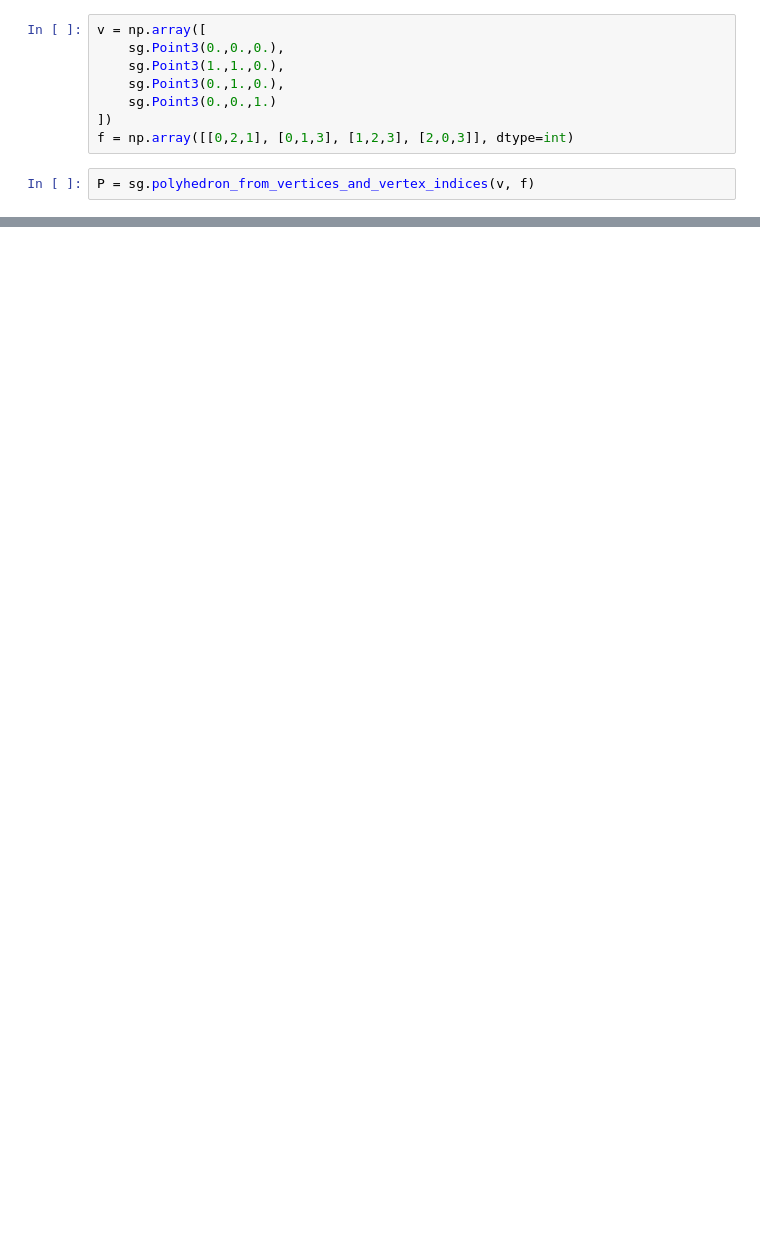
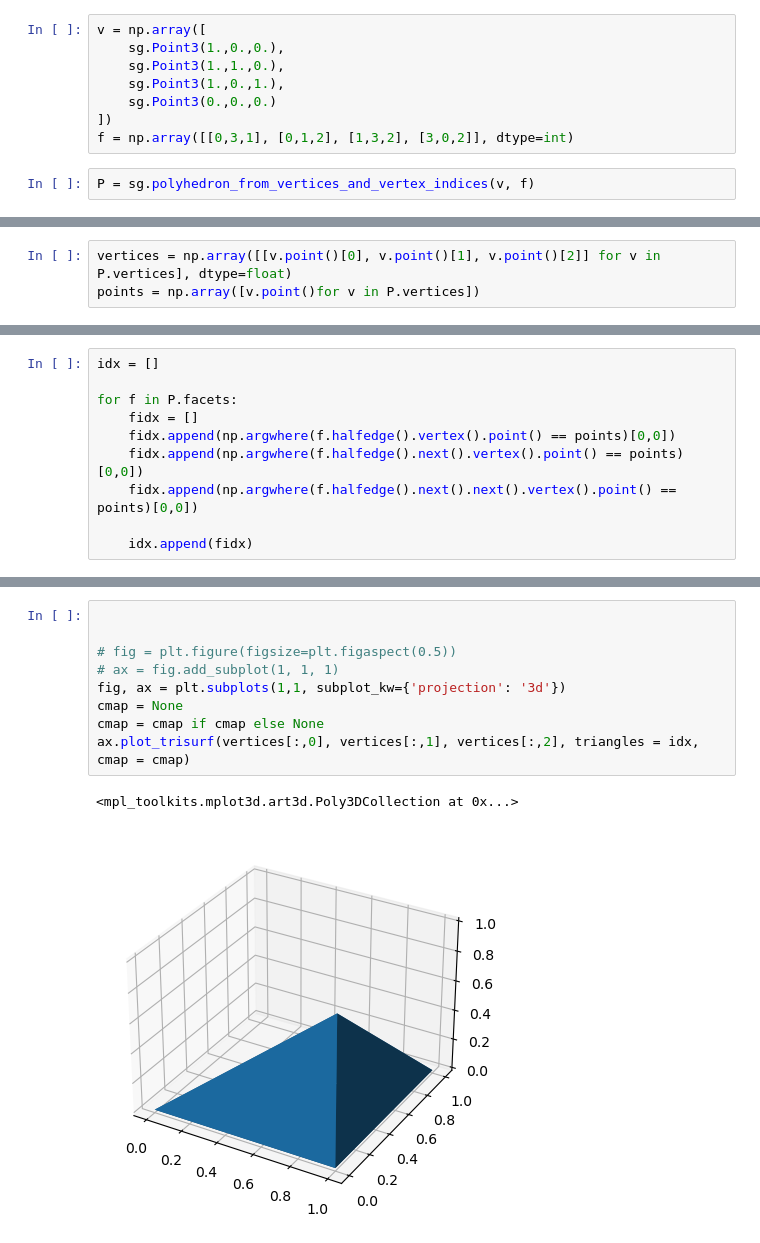
Before and after one commit to Nerrror/scikit-geometry, a Jupyter notebook: temp/sandkasten.ipynb, the cells around one changed output, grey strips where cells are left out. Cells and saved outputs as stored; diff of their text form; blank space fills up the shorter version.

Commit message:
try and error visualization + bugfixes

```diff
--- a/temp/sandkasten.ipynb
+++ b/temp/sandkasten.ipynb
@@ -4,10 +10,10 @@ import numpy as np
 # %%
 v = np.array([
-    sg.Point3(0.,0.,0.),
+    sg.Point3(1.,0.,0.),
     sg.Point3(1.,1.,0.),
-    sg.Point3(0.,1.,0.),
-    sg.Point3(0.,0.,1.)
+    sg.Point3(1.,0.,1.),
+    sg.Point3(0.,0.,0.)
 ])
-f = np.array([[0,2,1], [0,1,3], [1,2,3], [2,0,3]], dtype=int)
+f = np.array([[0,3,1], [0,1,2], [1,3,2], [3,0,2]], dtype=int)
 # %%
 P = sg.polyhedron_from_vertices_and_vertex_indices(v, f)
@@ -39,0 +20,3 @@ add_vertex_and_facet_to_border(...) method of skgeom._skgeom.Polyhedron3 instanc
+# %%
+vertices = np.array([[v.point()[0], v.point()[1], v.point()[2]] for v in P.vertices], dtype=float)
+points = np.array([v.point()for v in P.vertices])
@@ -39,0 +27,10 @@ add_vertex_and_facet_to_border(...) method of skgeom._skgeom.Polyhedron3 instanc
+# %%
+idx = []
+
+for f in P.facets:
+    fidx = []
+    fidx.append(np.argwhere(f.halfedge().vertex().point() == points)[0,0])
+    fidx.append(np.argwhere(f.halfedge().next().vertex().point() == points)[0,0])
+    fidx.append(np.argwhere(f.halfedge().next().next().vertex().point() == points)[0,0])
+
+    idx.append(fidx)
@@ -39,0 +75,12 @@ add_vertex_and_facet_to_border(...) method of skgeom._skgeom.Polyhedron3 instanc
+# %%
+
+
+# fig = plt.figure(figsize=plt.figaspect(0.5))
+# ax = fig.add_subplot(1, 1, 1)
+fig, ax = plt.subplots(1,1, subplot_kw={'projection': '3d'})
+cmap = None
+cmap = cmap if cmap else None
+ax.plot_trisurf(vertices[:,0], vertices[:,1], vertices[:,2], triangles = idx, cmap = cmap)
+# %% [output]
+<mpl_toolkits.mplot3d.art3d.Poly3DCollection at 0x...>
+[figure, added]
```
Also changed, not shown: parts of 11 cells of this notebook, 2 other files.
